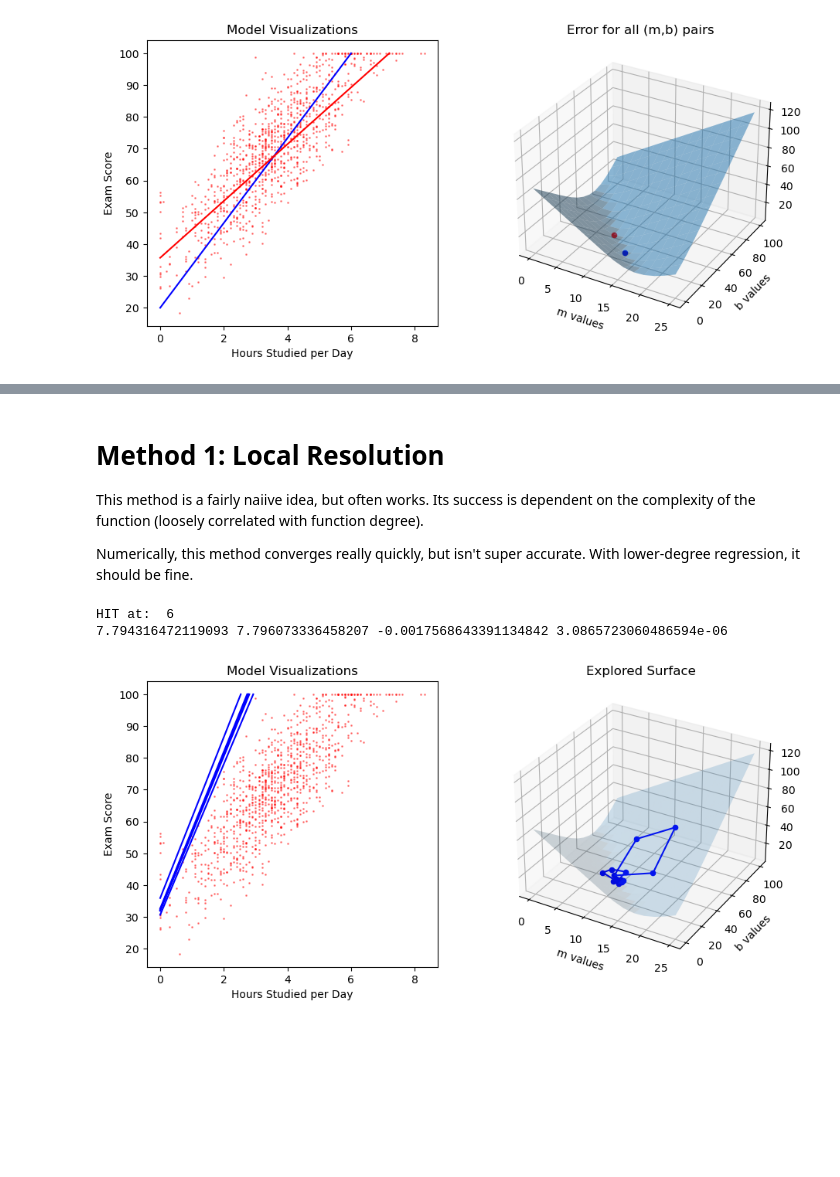
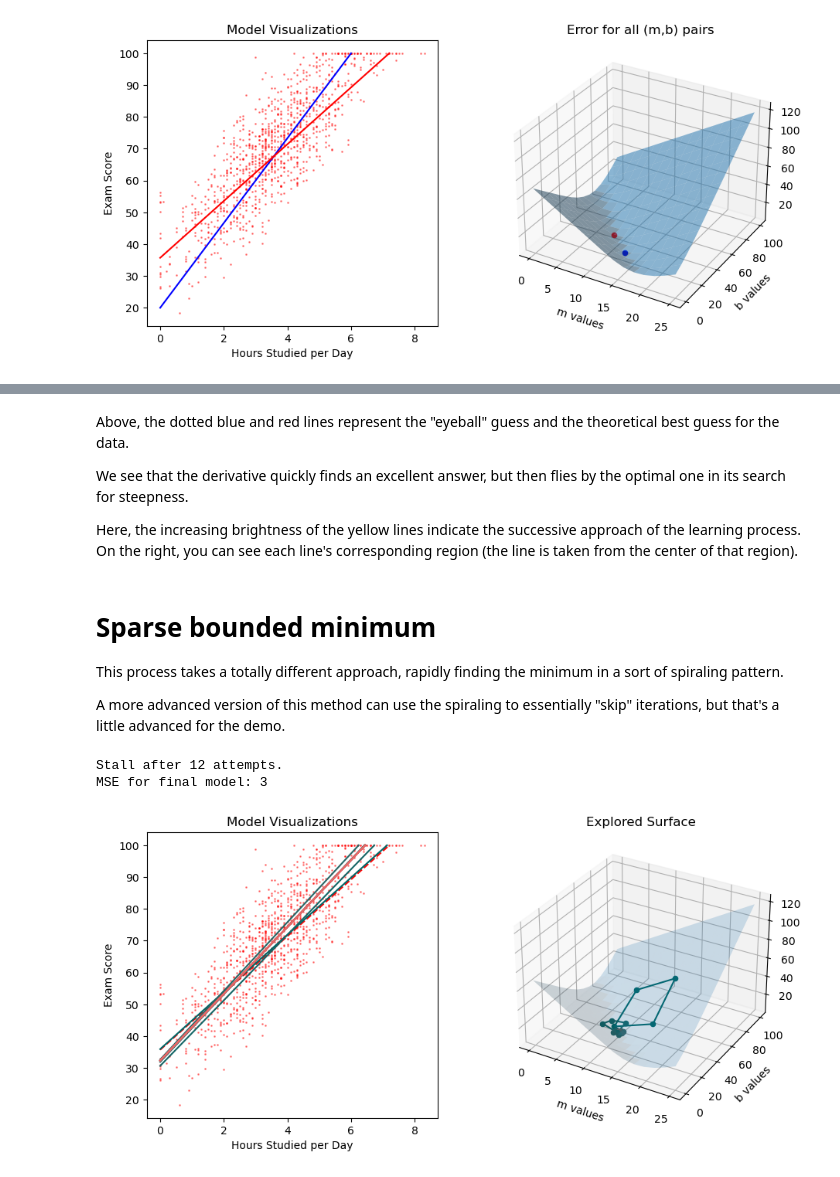
Before and after one commit to Gri314/Linear-Regression-Demo, a Jupyter notebook: custom_linear_model.ipynb, the cells around one changed output, grey strips where cells are left out. Drawn from its saved outputs; the diff is of its cells as text; code cells hidden in the pictures; blank space fills up the shorter version.

Commit message:
Finalized the project for completion.

```diff
--- a/custom_linear_model.ipynb
+++ b/custom_linear_model.ipynb
@@ -166,11 +405,17 @@ To get around this, we need a method that can find the minimum. This is the "lea
+# %% [markdown]
+Above, the dotted blue and red lines represent the "eyeball" guess and the theoretical best guess for the data.
+
+We see that the derivative quickly finds an excellent answer, but then  flies by the optimal one in its search for steepness.
+
+Here, the increasing brightness of the yellow lines indicate the successive approach of the learning process. On the right, you can see each line's corresponding region (the line is taken from the center of that region).
 # %% [markdown]
-# Method 1: Local Resolution
+# Sparse bounded minimum
 
-This method is a fairly naiive idea, but often works. Its success is dependent on the complexity of the function (loosely correlated with function degree).
+This process takes a totally different approach, rapidly finding the minimum in a sort of spiraling pattern.
 
-Numerically, this method converges really quickly, but isn't super accurate. With lower-degree regression, it should be fine.
+A more advanced version of this method can use the spiraling to essentially "skip" iterations, but that's a little advanced for the demo.
 # %%
-#%%time
+%%time
 ## ============================
 ## creating a plot to visualize
 ## ============================
@@ -208,6 +453,12 @@ ax[1].set_ylabel("b values")
 ### second, 2d plot
 
 ax[0].plot(stu_df.study_hours_per_day, stu_df.exam_score, 'ro', markersize = 1, alpha = 0.4)
+ax[0].plot(
+    [0, (100-best_model[1][0])/best_model[0][0]],
+    [gri_linModel(0, best_model), [100]],
+    color = 'red',
+    ls = "--"
+)
 
 ax[0].set_title("Model Visualizations")
 ax[0].set_xlabel("Hours Studied per Day")
@@ -219,7 +470,7 @@ ax[0].set_ylabel("Exam Score")
 
 mlim = np.array((0, 25)) ## initial target area -- can be guessed using other methods
 blim = np.array((0, 100))
-acc_targ = 1e-5
+acc_targ = 1e-10
 
 delta = np.array([max(mlim)-min(mlim), max(blim)-min(blim)])
 
@@ -233,8 +484,11 @@ zhat2 = np.inf
 ## loop execution
 ## ======================================
 
-MAXIT = 10
+MAXIT = 13
 for iteration_number in range(0, MAXIT):
+    scalar = iteration_number/MAXIT
+    current_color = (1*scalar, 0.4, 0.4)
+
     dist = (3/8)**n
     dist_rect = np.array(
         [
@@ -253,41 +507,41 @@ for iteration_number in range(0, MAXIT):
     for k in range(0, 4):
         model_preds = gri_linModel(stu_df.study_hours_per_day, xhat_rect[k])
         current_error = gri_Err(stu_df.exam_score, model_preds)
-        ax[1].scatter(xhat_rect[k][0], xhat_rect[k][1], current_error, color = 'blue')
+        ax[1].scatter(xhat_rect[k][0], xhat_rect[k][1], current_error, color = current_color)
         errs[0][k] = current_error
 
         if current_error < zhat1:
             zhat1 = current_error
             zval = k
 
     ## making our square region using lines
     ax[1].plot(
         np.concatenate((xhat_rect[:,0], [xhat_rect[0,0]] )),
         np.concatenate((xhat_rect[:,1], [xhat_rect[0,1]] )),
         np.concatenate((errs[0], [errs[0][0]])),
-        color = 'blue',
+        color = current_color,
         zorder = 1
     )
 
     ## making lines on the left-side plot
     ax[0].plot(
-    [0, (100-xhat_rect[zval][0])/xhat_rect[zval][1]],
+    [0, (100-xhat_rect[zval][1])/xhat_rect[zval][0]],
     [gri_linModel(0, tuple(xhat_rect[zval])), 100],
-    color = 'blue'
+    color = current_color
     )
 
     xi = (zhat1 - zhat2)**2
     if xi < acc_targ:
-        print("HIT at: ", iteration_number)
-        print(zhat1, zhat2, zhat1-zhat2, (zhat1-zhat2)**2)
+        print(f"Stall after {iteration_number} attempts.")
+        print(f"MSE for final model: {zval}")
         break
 
     n = n + 1
     zhat2 = zhat1
     xhat = xhat_rect[zval]
 
 plt.show()
 # %% [output]
-HIT at:  6
-7.794316472119093 7.796073336458207 -0.0017568643391134842 3.0865723060486594e-06
+Stall after 12 attempts.
+MSE for final model: 3
-[figure, old version]
+[figure, new version]
```
Also changed, not shown: parts of 12 cells of this notebook.
